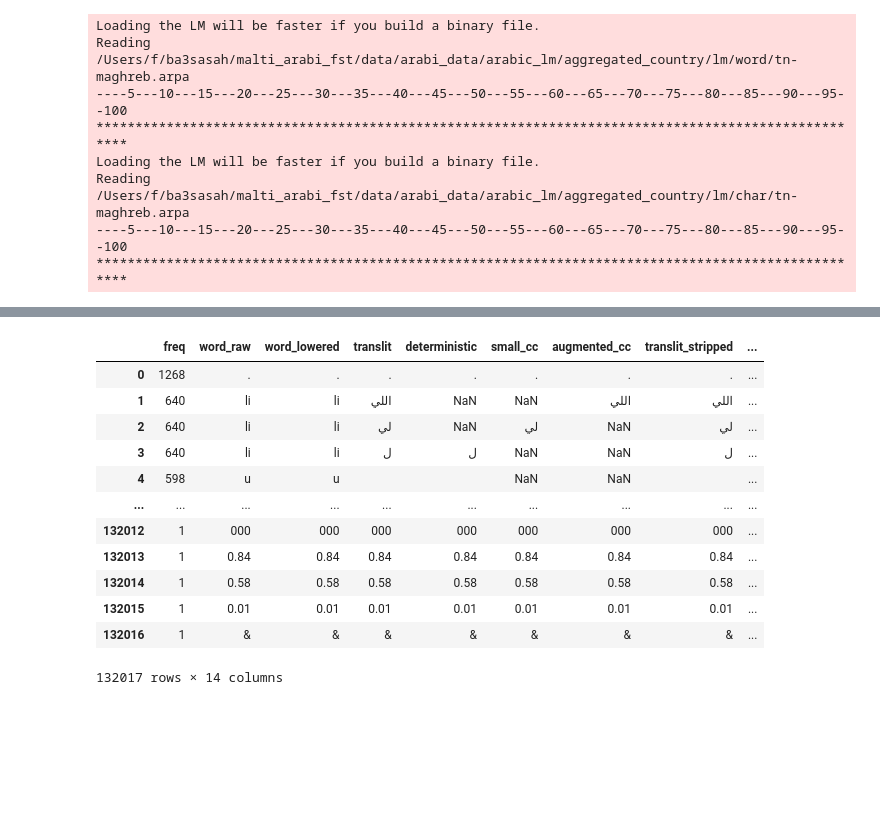
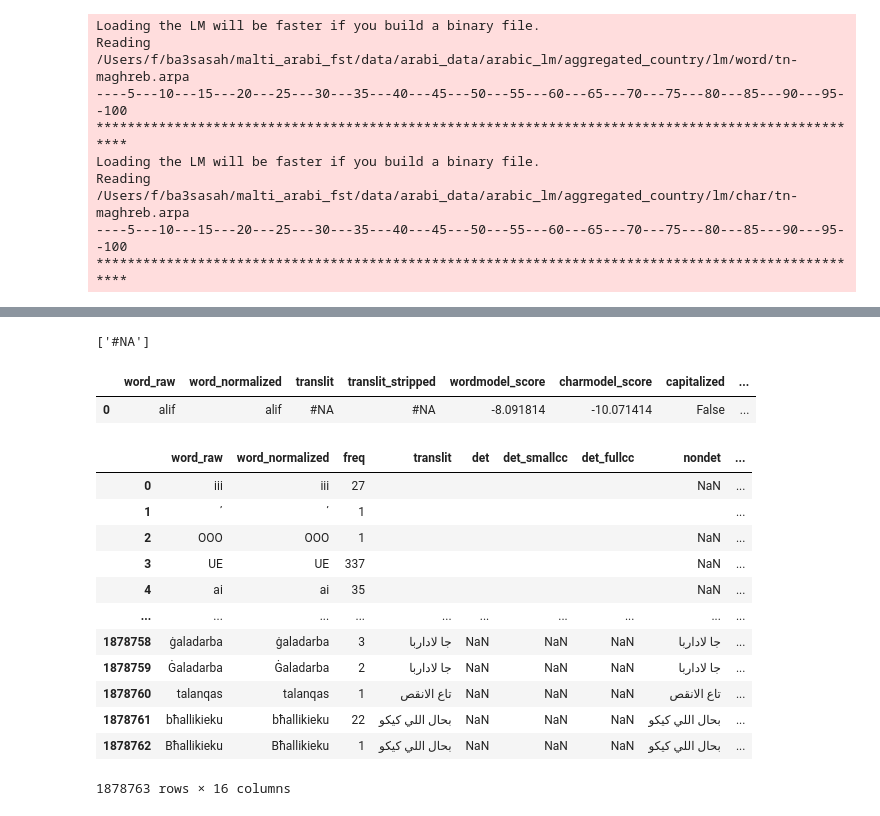
Before and after one commit to MLRS/malti, a Jupyter notebook: malti2arabi_fst.ipynb, the cells around one changed output, grey strips where cells are left out. Cells and saved outputs as stored; diff of their text form; code cells hidden in the pictures; blank space fills up the shorter version.

```diff
--- a/malti2arabi_fst.ipynb
+++ b/malti2arabi_fst.ipynb
@@ -409,0 +477,26 @@ NameError: name 'detlistlist' is not defined
+# %%
+translit_word('crap',backoffs=[])
+# %% [output]
+['#NA']
+# %%
+pd.DataFrame(translit_and_rank_options('alif',fsttype='non-det',backoffs=[baby_closed_class,augmented_closed_class])).sort_values('wordmodel_score',ascending=False)
+# %% [output]
+|  | word_raw | word_normalized | translit | translit_stripped | wordmodel_score | charmodel_score | capitalized | ... |
+| 0 | alif | alif | #NA | #NA | -8.091814 | -10.071414 | False | ... |
+# %%
+# pd.read_csv('transliterations/all_transliterated_tuples.tsv',sep='\t')
+pd.read_csv('transliterations/all_transliterated_tuples.tsv',sep='\t').replace(np.nan,'').replace('<nan>',np.nan)
+# %% [output]
+|  | word_raw | word_normalized | freq | translit | det | det_smallcc | det_fullcc | nondet | ... |
+| 0 | iii | iii | 27 |  |  |  |  | NaN | ... |
+| 1 | ᾽ | ᾽ | 1 |  |  |  |  |  | ... |
+| 2 | OOO | OOO | 1 |  |  |  |  | NaN | ... |
+| 3 | UE | UE | 337 |  |  |  |  | NaN | ... |
+| 4 | ai | ai | 35 |  |  |  |  | NaN | ... |
+| ... | ... | ... | ... | ... | ... | ... | ... | ... | ... |
+| 1878758 | ġaladarba | ġaladarba | 3 | جا لاداربا | NaN | NaN | NaN | جا لاداربا | ... |
+| 1878759 | Ġaladarba | Ġaladarba | 2 | جا لاداربا | NaN | NaN | NaN | جا لاداربا | ... |
+| 1878760 | talanqas | talanqas | 1 | تاع الانقص | NaN | NaN | NaN | تاع الانقص | ... |
+| 1878761 | bħallikieku | bħallikieku | 22 | بحال اللي كيكو | NaN | NaN | NaN | بحال اللي كيكو | ... |
+| 1878762 | Bħallikieku | Bħallikieku | 1 | بحال اللي كيكو | NaN | NaN | NaN | بحال اللي كيكو | ... |
+1878763 rows × 16 columns
@@ -412,19 +507,3 @@ mudt_translit.to_csv('transliterations/mudt_transliterated_tuples.tsv',sep='\t',
 mapa_translit.to_csv('transliterations/mapa_transliterated_tuples.tsv',sep='\t',index=False)
 mlrs_translit.to_csv('transliterations/mlrs_transliterated_tuples.tsv',sep='\t',index=False)
 sa_translit.to_csv('transliterations/sa_transliterated_tuples.tsv',sep='\t',index=False)
-# %%
-sa_translit
-# %% [output]
-|  | freq | word_raw | word_lowered | translit | deterministic | small_cc | augmented_cc | translit_stripped | ... |
-| 0 | 1268 | . | . | . | . | . | . | . | ... |
-| 1 | 640 | li | li | اللي | NaN | NaN | اللي | اللي | ... |
-| 2 | 640 | li | li | لي | NaN | لي | NaN | لي | ... |
-| 3 | 640 | li | li | ل | ل | NaN | NaN | ل | ... |
-| 4 | 598 | u | u |  |  | NaN | NaN |  | ... |
-| ... | ... | ... | ... | ... | ... | ... | ... | ... | ... |
-| 132012 | 1 | 000 | 000 | 000 | 000 | 000 | 000 | 000 | ... |
-| 132013 | 1 | 0.84 | 0.84 | 0.84 | 0.84 | 0.84 | 0.84 | 0.84 | ... |
-| 132014 | 1 | 0.58 | 0.58 | 0.58 | 0.58 | 0.58 | 0.58 | 0.58 | ... |
-| 132015 | 1 | 0.01 | 0.01 | 0.01 | 0.01 | 0.01 | 0.01 | 0.01 | ... |
-| 132016 | 1 | & | & | & | & | & | & | & | ... |
-132017 rows × 14 columns
```
Also changed, not shown: parts of 16 cells of this notebook, 3 other files.
